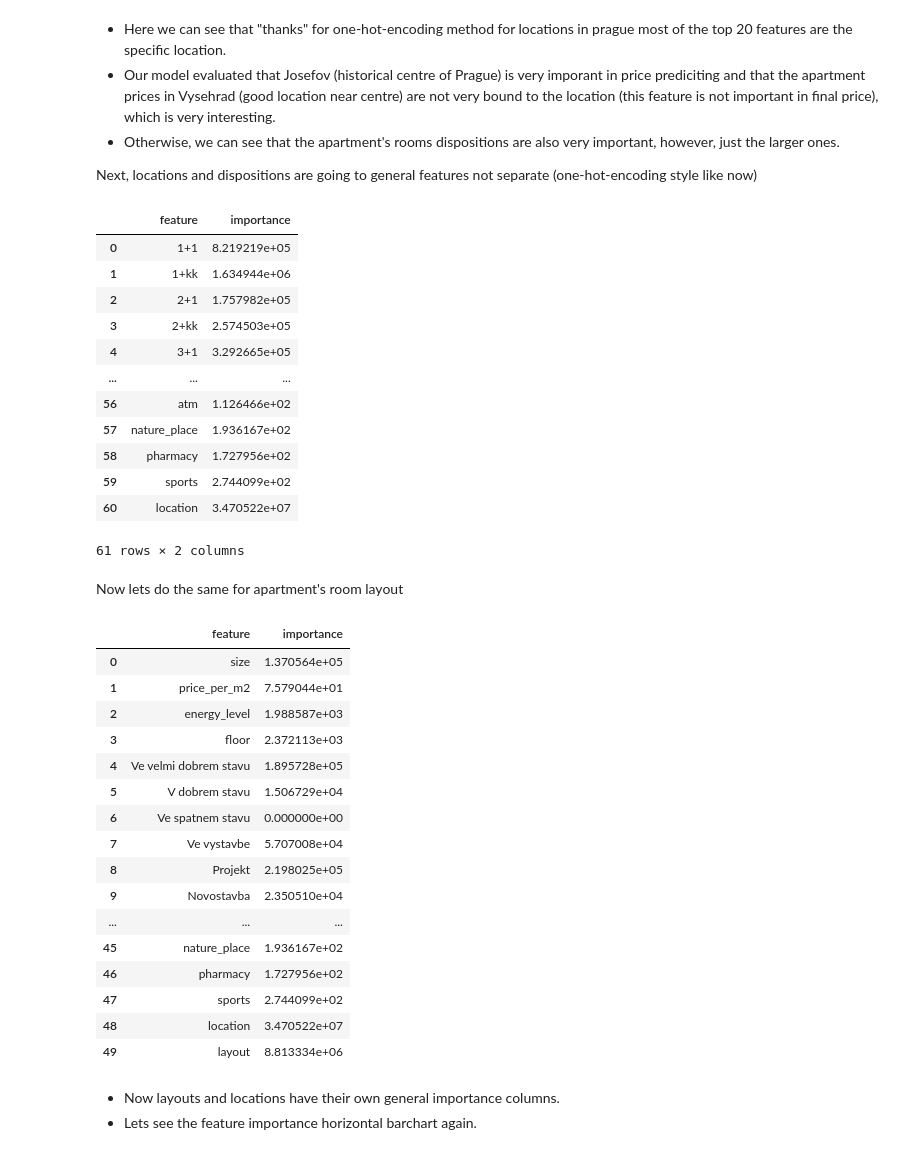
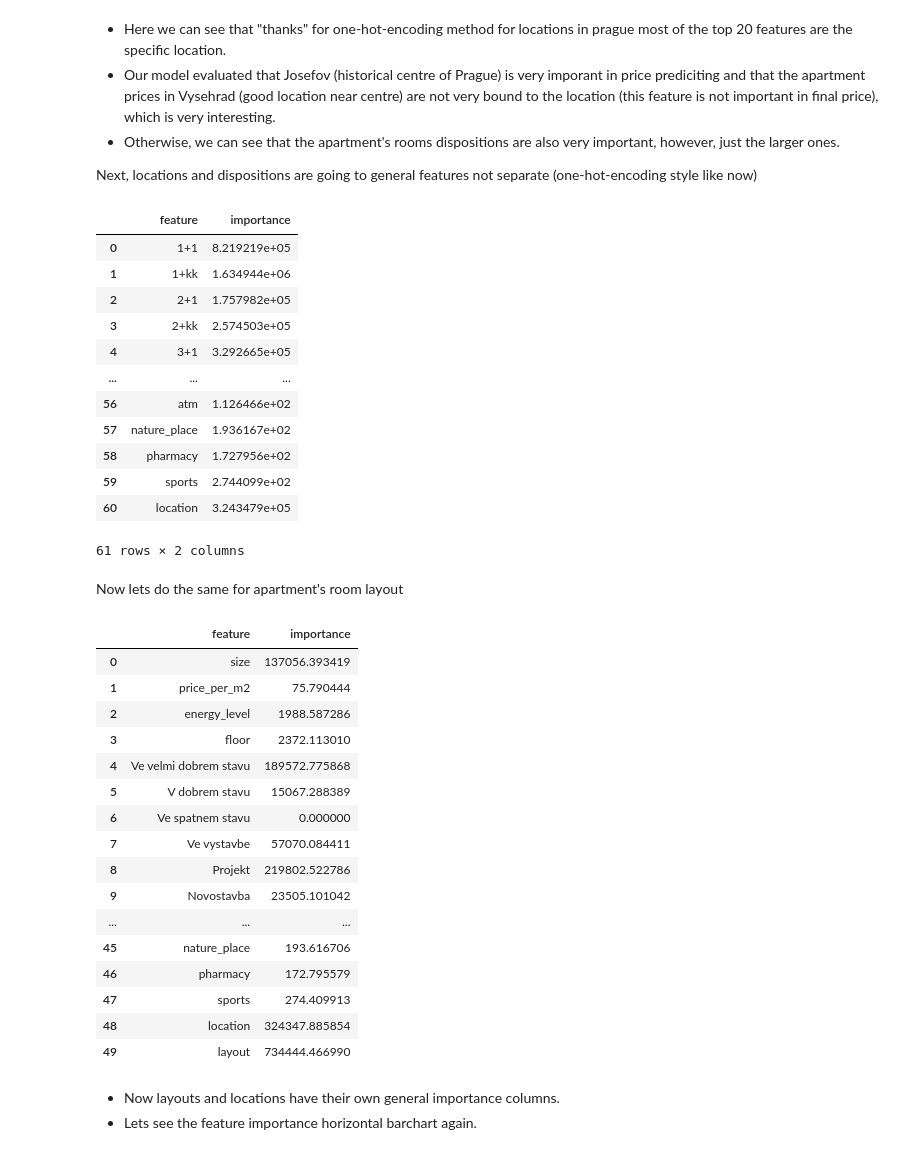
Before and after one commit to kvecko121/eZnalec_python_ML, a Jupyter notebook: eZnalec.ipynb, the cells around one changed output. Saved outputs shown, nothing was run; the diff lists cells and outputs as text; code cells hidden in the pictures.

```diff
--- a/eZnalec.ipynb
+++ b/eZnalec.ipynb
@@ -284,7 +284,7 @@ locations = ['chodov',
 location_features = [col for col in X.columns if col in locations]
 
 #sum the importances of the one-hot encoded location features
-location_importance = feature_importances_df[feature_importances_df['feature'].isin(location_features)]['importance'].sum()
+location_importance = feature_importances_df[feature_importances_df['feature'].isin(location_features)]['importance'].mean()
 
 #exclude the one-hot encoded location features from the DataFrame
 feature_importances_df = feature_importances_df[~feature_importances_df['feature'].isin(location_features)]
@@ -292,6 +292,8 @@ feature_importances_df = feature_importances_df[~feature_importances_df['feature
 #create a new DataFrame for the new general location importance
 location_importance_df = pd.DataFrame({'feature': ['location'], 'importance': [location_importance]})
 
+
+
 #concatenate the new DataFrame with the original feature importances DataFrame
 feature_importances_df = pd.concat([feature_importances_df, location_importance_df], ignore_index=True)
 
@@ -308,7 +310,7 @@ feature_importances_df
 | 57 | nature_place | 1.936167e+02 |
 | 58 | pharmacy | 1.727956e+02 |
 | 59 | sports | 2.744099e+02 |
-| 60 | location | 3.470522e+07 |
+| 60 | location | 3.243479e+05 |
 61 rows × 2 columns
 # %% [markdown]
 Now lets do the same for apartment's room layout
@@ -316,50 +318,50 @@ Now lets do the same for apartment's room layout
 layouts = ['1+1',
                 '1+kk',
                 '2+1',
                 '2+kk',
                 '3+1',
                 '3+kk',
                 '4+1',
                 '4+kk',
                 '5+1',
                 '5+kk',
                 '6-a-vice',
                 'atypicky',]
 
 #identify the one-hot encoded layouts
 layout_features = [col for col in X.columns if col in layouts]
 
 #sum the importances of the one-hot encoded layout features
-layout_importance = feature_importances_df[feature_importances_df['feature'].isin(layout_features)]['importance'].sum()
+layout_importance = feature_importances_df[feature_importances_df['feature'].isin(layout_features)]['importance'].mean()
 
 #exclude the one-hot encoded layout features from the DataFrame
 feature_importances_df = feature_importances_df[~feature_importances_df['feature'].isin(layout_features)]
 
 #create a new DataFrame for the new general layout importance
 layout_importance_df = pd.DataFrame({'feature': ['layout'], 'importance': [layout_importance]})
 
 #concatenate the new DataFrame with the original feature importances DataFrame
 feature_importances_df = pd.concat([feature_importances_df, layout_importance_df], ignore_index=True)
 
 feature_importances_df
 # %% [output]
 |  | feature | importance |
-| 0 | size | 1.370564e+05 |
-| 1 | price_per_m2 | 7.579044e+01 |
-| 2 | energy_level | 1.988587e+03 |
-| 3 | floor | 2.372113e+03 |
-| 4 | Ve velmi dobrem stavu | 1.895728e+05 |
-| 5 | V dobrem stavu | 1.506729e+04 |
-| 6 | Ve spatnem stavu | 0.000000e+00 |
-| 7 | Ve vystavbe | 5.707008e+04 |
-| 8 | Projekt | 2.198025e+05 |
-| 9 | Novostavba | 2.350510e+04 |
+| 0 | size | 137056.393419 |
+| 1 | price_per_m2 | 75.790444 |
+| 2 | energy_level | 1988.587286 |
+| 3 | floor | 2372.113010 |
+| 4 | Ve velmi dobrem stavu | 189572.775868 |
+| 5 | V dobrem stavu | 15067.288389 |
+| 6 | Ve spatnem stavu | 0.000000 |
+| 7 | Ve vystavbe | 57070.084411 |
+| 8 | Projekt | 219802.522786 |
+| 9 | Novostavba | 23505.101042 |
 | ... | ... | ... |
-| 45 | nature_place | 1.936167e+02 |
-| 46 | pharmacy | 1.727956e+02 |
-| 47 | sports | 2.744099e+02 |
-| 48 | location | 3.470522e+07 |
-| 49 | layout | 8.813334e+06 |
+| 45 | nature_place | 193.616706 |
+| 46 | pharmacy | 172.795579 |
+| 47 | sports | 274.409913 |
+| 48 | location | 324347.885854 |
+| 49 | layout | 734444.466990 |
 # %% [markdown]
 - Now layouts and locations have their own general importance columns.
 - Lets see the feature importance horizontal barchart again.
```
Also changed, not shown: parts of 13 cells of this notebook.
